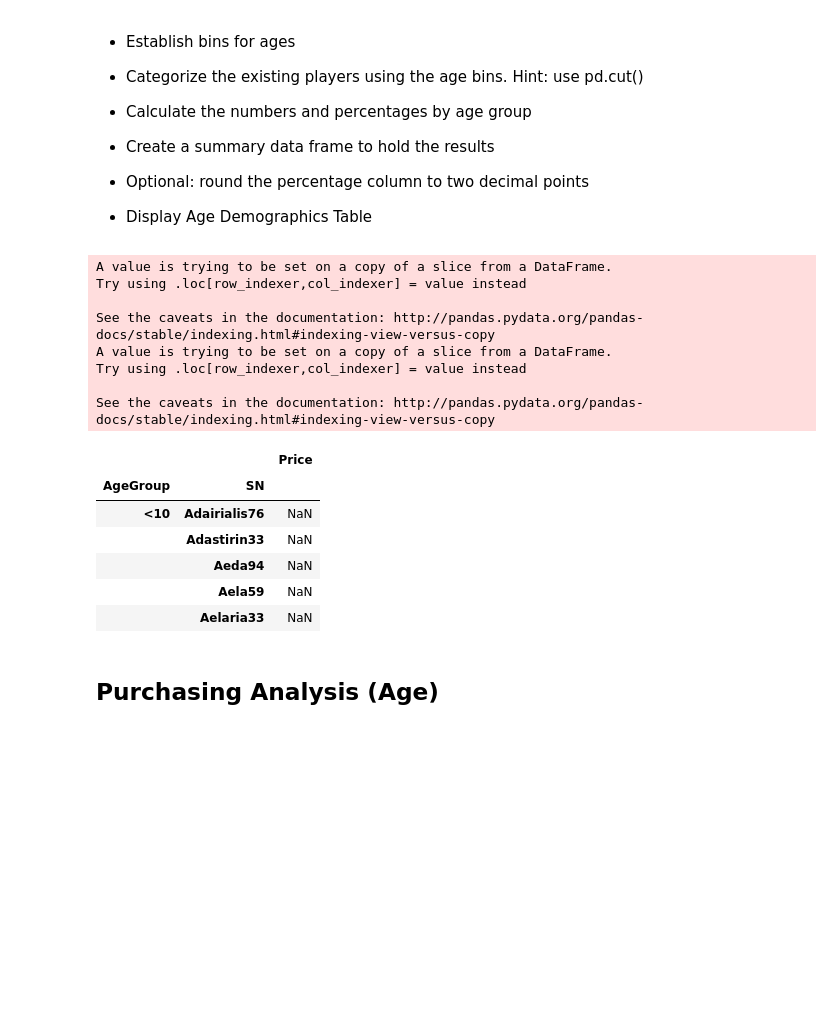
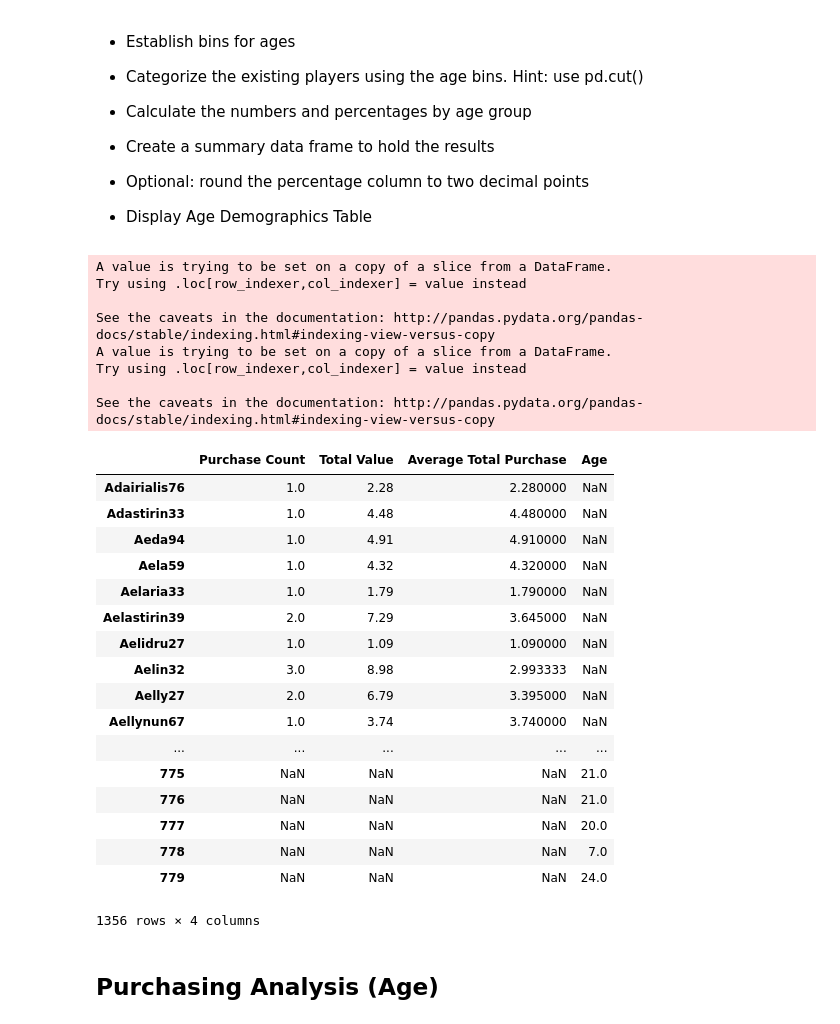
Before and after one commit to rfukamachi/data-homework, a Jupyter notebook: 04_Pandas_Homework_Due0618/HeroesOfPymoli_starter.ipynb, the cells around one changed output. Cells and saved outputs as stored; diff of their text form; code cells hidden in the pictures; blank space fills up the shorter version.

Commit message:
Still working on the average total purchase per person

```diff
--- a/04_Pandas_Homework_Due0618/HeroesOfPymoli_starter.ipynb
+++ b/04_Pandas_Homework_Due0618/HeroesOfPymoli_starter.ipynb
@@ -366,63 +366,71 @@ AgeGrp_AvgPurch_df["Avg Purch Price"] = AgeGrp_AvgPurch_df["Avg Purch Price"].ma
 
 
 #Average Total Purchase per Person:
-#1st get the Total Purchase per Person in age group:
-ttl_per_p_age_df = Binned_PurchByAge.groupby(["AgeGroup", "SN"])
-new_ttl_per_p_age_df = ttl_per_p_age_df[["AgeGroup", "SN", "Price"]]
-new_ttl_per_p_age_count_df = new_ttl_per_p_age_df.sum()
-new_ttl_per_p_age_count_df.head()
+#1a: Get the total number of purchases per person
+grp_sn = purchase_data.groupby(["SN"])
+purch_count_per_sn = grp_sn.count()
+purch_count_per_sn
 
-# ttl_per_p = Binned_PurchByAge.groupby(["SN"])
-# ttl_per_p_df = ttl_per_p.sum()
-# ttl_per_p_df.head()
+#1b: Get the total value of purchases per person
+purch_total_per_sn = grp_sn.sum()
+purch_total_per_sn
 
-#2nd get the count of purchases per person in age group:
-# p_purch_count = ttl_per_p.count()
-# p_purch_count
+#1c: Get the average total purchase per person:
+average_total_purchases = pd.DataFrame({
+    "Purchase Count": purch_count_per_sn["Purchase ID"],
+    "Total Value": purch_total_per_sn["Price"],
+    "Average Total Purchase": purch_total_per_sn["Price"]/purch_count_per_sn["Purchase ID"]
+#     , "Age": purchase_data["Age"]
+})
+average_total_purchases
 
-#Finally: Get the Average:
-# AvgTtlPP_df = Binned_PurchByAge.copy()
-# AvgTtlPP_df = AvgTtlPP_df.set_index("AgeGroup")
+#2a: Group the Average Total Purchases into Age Groups:
+# Binned_PurchBySN["AgeGroup"] = pd.cut(Binned_PurchBySN["Age"], AgeBins, labels = AgeLabels)
+need to add age somewhere up there...
+then we can bin them into bins...
 
 
-
-# # AvgTtlPP = ttl_per_p_df["Price"]/p_purch_count["Purchase ID"]
-# # AvgTtlPP_df["Avg tpp"] = AvgTtlPP
-# AvgTtlPP_df.head()
-
-
-# # AvgTtlPP_df["Avg Ttl P/P"] = ttl_per_p_df["Price"]/p_purch_count["Purchase ID"]
-# # AvgTtlPP_df.head()
 
 
 # #########################################################################
 # #Build a summary table:
 # #########################################################################
 # #Summary Table:
 # SummaryPurchAnalysis = pd.DataFrame({
 #     "Purchase Count" : AgeGrp_PurchCount_df["Purchase ID"],
 #     "Average Purchase Price": AgeGrp_AvgPurch_df["Avg Purch Price"],
 #     "Total Purchase Value": AgeGrp_PurchTotals_df["Price"].map("${:.2f}".format),
 #     "Avg Total Purchase per Person" : 0
 # })
 
 # SummaryPurchAnalysis
 # %% [output]
 A value is trying to be set on a copy of a slice from a DataFrame.
 Try using .loc[row_indexer,col_indexer] = value instead
 
 See the caveats in the documentation: http://pandas.pydata.org/pandas-docs/stable/indexing.html#indexing-view-versus-copy
 A value is trying to be set on a copy of a slice from a DataFrame.
 Try using .loc[row_indexer,col_indexer] = value instead
 
 See the caveats in the documentation: http://pandas.pydata.org/pandas-docs/stable/indexing.html#indexing-view-versus-copy
-|  |  | Price |
-| AgeGroup | SN |  |
-| <10 | Adairialis76 | NaN |
-|  | Adastirin33 | NaN |
-|  | Aeda94 | NaN |
-|  | Aela59 | NaN |
-|  | Aelaria33 | NaN |
+|  | Purchase Count | Total Value | Average Total Purchase | Age |
+| Adairialis76 | 1.0 | 2.28 | 2.280000 | NaN |
+| Adastirin33 | 1.0 | 4.48 | 4.480000 | NaN |
+| Aeda94 | 1.0 | 4.91 | 4.910000 | NaN |
+| Aela59 | 1.0 | 4.32 | 4.320000 | NaN |
+| Aelaria33 | 1.0 | 1.79 | 1.790000 | NaN |
+| Aelastirin39 | 2.0 | 7.29 | 3.645000 | NaN |
+| Aelidru27 | 1.0 | 1.09 | 1.090000 | NaN |
+| Aelin32 | 3.0 | 8.98 | 2.993333 | NaN |
+| Aelly27 | 2.0 | 6.79 | 3.395000 | NaN |
+| Aellynun67 | 1.0 | 3.74 | 3.740000 | NaN |
+| ... | ... | ... | ... | ... |
+| 775 | NaN | NaN | NaN | 21.0 |
+| 776 | NaN | NaN | NaN | 21.0 |
+| 777 | NaN | NaN | NaN | 20.0 |
+| 778 | NaN | NaN | NaN | 7.0 |
+| 779 | NaN | NaN | NaN | 24.0 |
+1356 rows × 4 columns
 # %% [markdown]
 ## Purchasing Analysis (Age)
 # %% [markdown]
```
